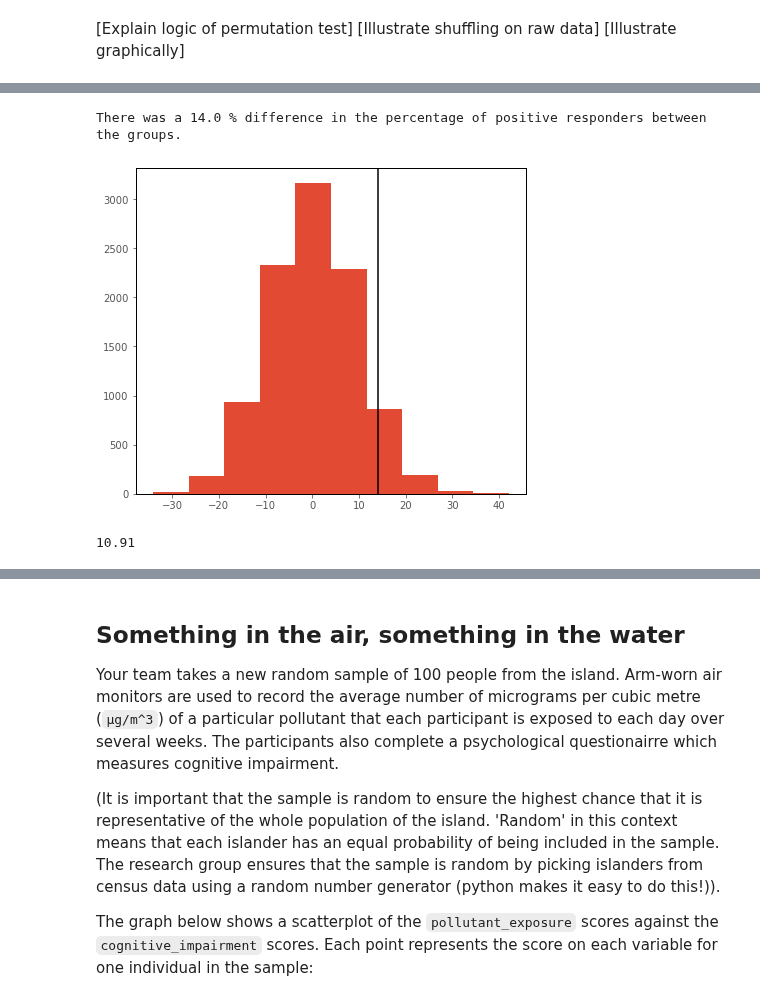
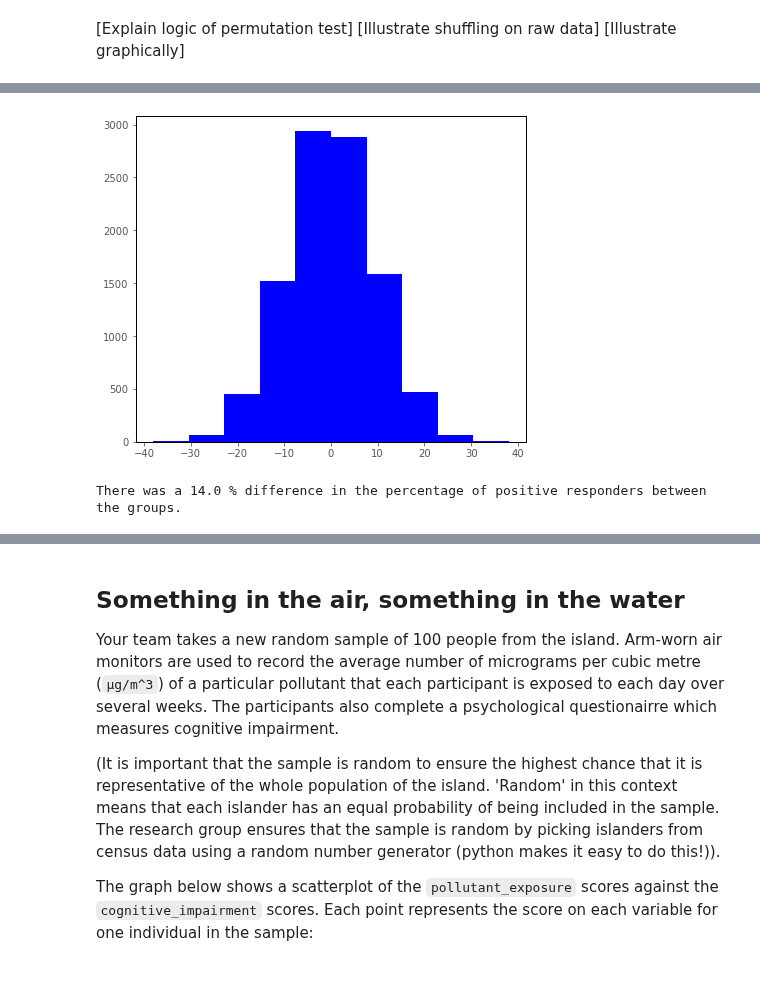
Before and after one commit to pxr687/islands_python_foundations, a Jupyter notebook: 1_populations_samples_questions.ipynb, the cells around one changed output, grey strips where cells are left out. Drawn from its saved outputs; the diff is of its cells as text; code cells hidden in the pictures.

```diff
--- a/1_populations_samples_questions.ipynb
+++ b/1_populations_samples_questions.ipynb
@@ -372,16 +354,28 @@ plt.show()
-# %%
-# just run this cell, it calculates, and then shows, the difference in the percentages
-actual_percent_diff =  np.round(np.sum(drug_change == '+')/len(drug_change)*100 - np.sum(placebo_change == '+')/len(placebo_change)*100, 2)
-print('There was a', actual_percent_diff, '% difference in the percentage of positive responders between the groups.')
-# %% [output]
-There was a 14.0 % difference in the percentage of positive responders between the groups.
-# %%
-plt.hist(simulation_results)
-plt.axvline(x = actual_percent_diff, color = 'black')
-plt.show()
-# %% [output]
-[figure, removed]
-# %%
-np.count_nonzero(simulation_results >= actual_percent_diff)/len(simulation_results) * 100
-# %% [output]
-10.91
+# %%
+n_repeats = 10000
+simulation_results = np.zeros(n_repeats)
+
+change_scores = np.array(trial_df['change'].copy())
+n_placebo = len(trial_df[trial_df['group'] == 'placebo'])
+
+for i in np.arange(n_repeats):
+
+    shuffled_change_scores = np.random.permutation(change_scores)
+
+    fake_placebo = shuffled_change_scores[:n_placebo]
+    fake_drug = shuffled_change_scores[n_placebo:]
+
+    percent_diff = np.sum(fake_placebo == '+')/len(fake_placebo)*100 - np.sum(fake_drug == '+')/len(fake_drug)*100
+
+    simulation_results[i] = percent_diff
+
+plt.hist(simulation_results, color = 'blue')
+plt.show()
+# %% [output]
+[figure, added]
+# %%
+# just run this cell, it calculates, and then shows, the difference in the percentages
+actual_percent_diff =  np.round(np.sum(drug_change == '+')/len(drug_change)*100 - np.sum(placebo_change == '+')/len(placebo_change)*100, 2)
+print('There was a', actual_percent_diff, '% difference in the percentage of positive responders between the groups.')
+# %% [output]
+There was a 14.0 % difference in the percentage of positive responders between the groups.
```
Also changed, not shown: parts of 16 cells of this notebook.
